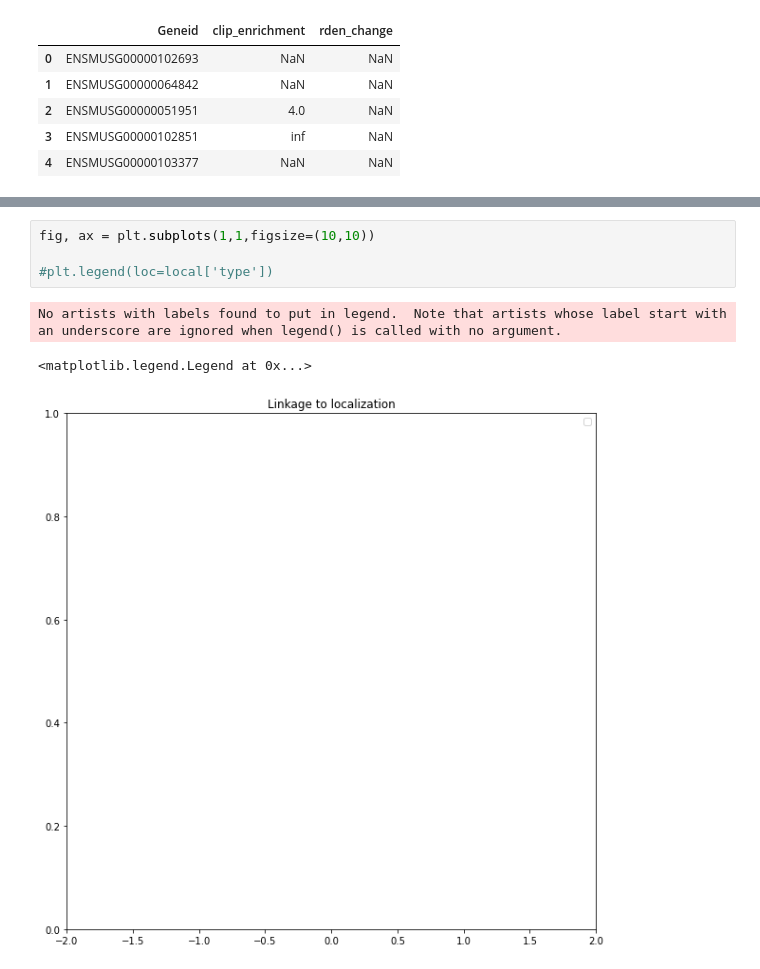
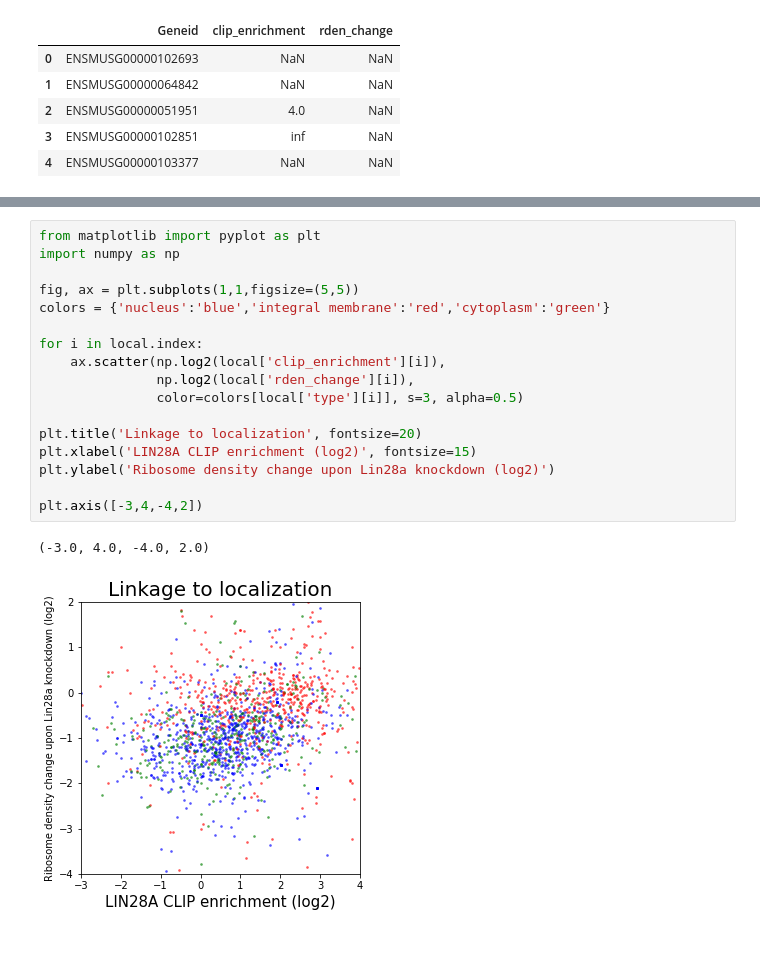
Before and after one commit to garden186/binfo1, a Jupyter notebook: binfo1-datapack1/mission/mission1.ipynb, the cells around one changed output, grey strips where cells are left out. Cells and saved outputs as stored; diff of their text form.

```diff
--- a/binfo1-datapack1/mission/mission1.ipynb
+++ b/binfo1-datapack1/mission/mission1.ipynb
@@ -100,8 +100,20 @@ AttributeError: 'AxesSubplot' object has no attribute 'xlabel'
-# %%
-fig, ax = plt.subplots(1,1,figsize=(10,10))
-
-#plt.legend(loc=local['type'])
-# %% [output]
-No artists with labels found to put in legend.  Note that artists whose label start with an underscore are ignored when legend() is called with no argument.
-<matplotlib.legend.Legend at 0x...>
-[figure, removed]
+# %%
+from matplotlib import pyplot as plt
+import numpy as np
+
+fig, ax = plt.subplots(1,1,figsize=(5,5))
+colors = {'nucleus':'blue','integral membrane':'red','cytoplasm':'green'}
+
+for i in local.index:
+    ax.scatter(np.log2(local['clip_enrichment'][i]),
+               np.log2(local['rden_change'][i]),
+               color=colors[local['type'][i]], s=3, alpha=0.5)
+
+plt.title('Linkage to localization', fontsize=20)
+plt.xlabel('LIN28A CLIP enrichment (log2)', fontsize=15)
+plt.ylabel('Ribosome density change upon Lin28a knockdown (log2)')
+
+plt.axis([-3,4,-4,2])
+# %% [output]
+(-3.0, 4.0, -4.0, 2.0)
+[figure, added]
```
Also changed, not shown: parts of 1 cell of this notebook.
